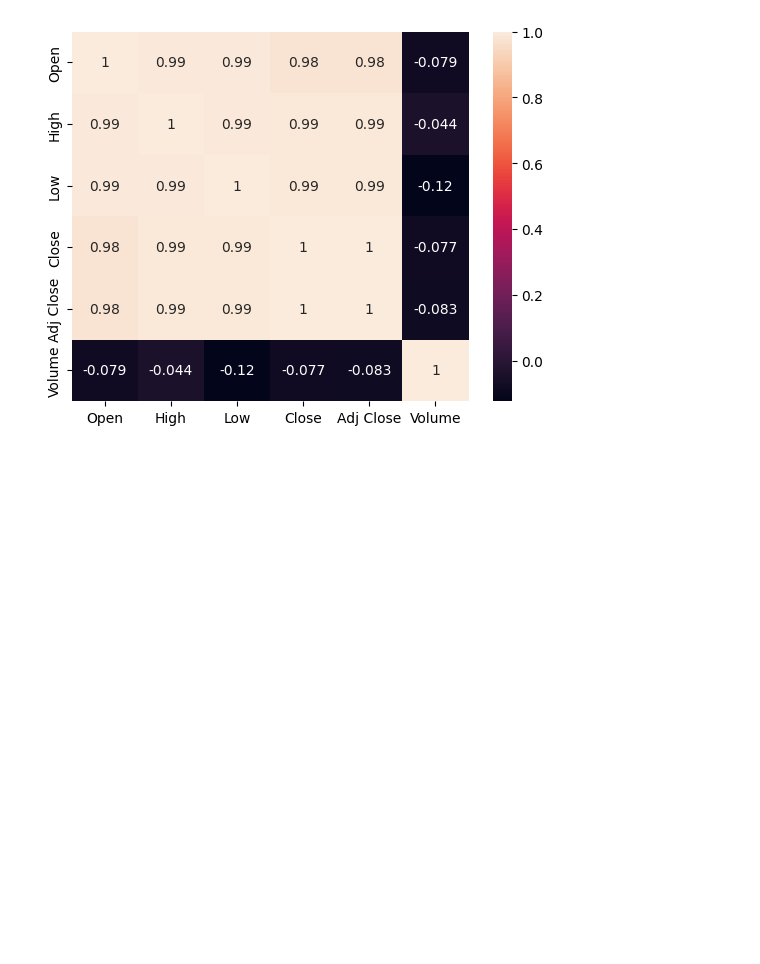
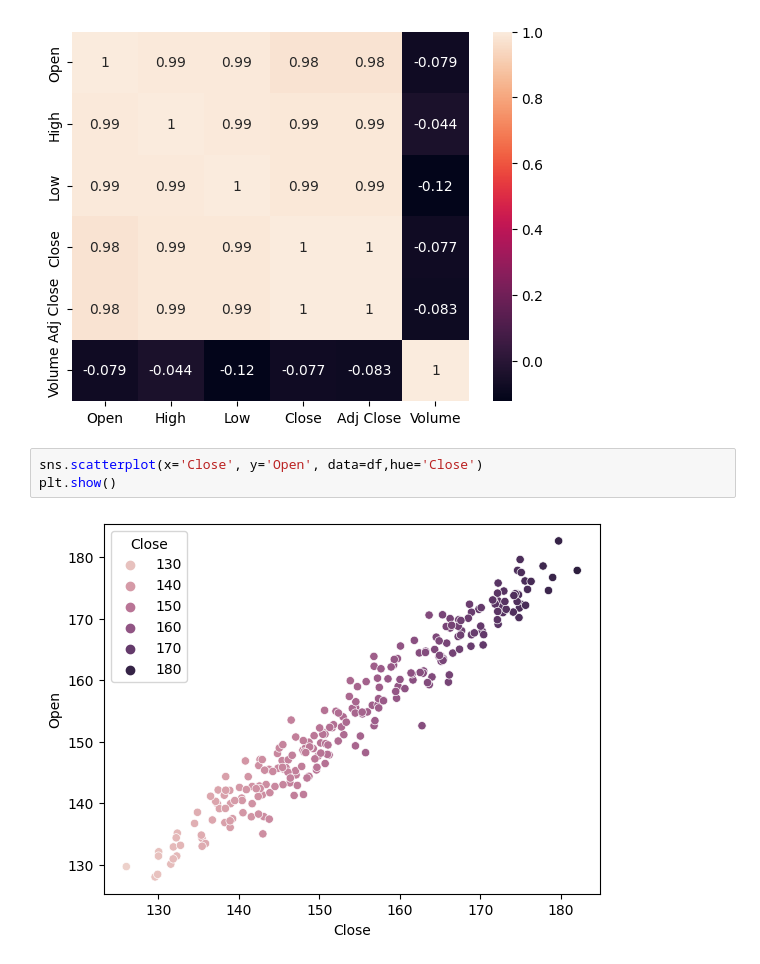
Before and after one commit to SohamDesai1/Data-Visualization, a Jupyter notebook: Seaborn.ipynb, the cells around one changed output. Saved outputs shown, nothing was run; the diff lists cells and outputs as text; blank space fills up the shorter version.

Commit message:
pair plots

```diff
--- a/Seaborn.ipynb
+++ b/Seaborn.ipynb
@@ -55,3 +55,8 @@ sns.heatmap(df.corr(),cbar=True ,annot=True)
 # %% [output]
 <AxesSubplot: >
 [figure]
+# %%
+sns.scatterplot(x='Close', y='Open', data=df,hue='Close')
+plt.show()
+# %% [output]
+[figure, added]
```
Also changed, not shown: parts of 2 cells of this notebook.
